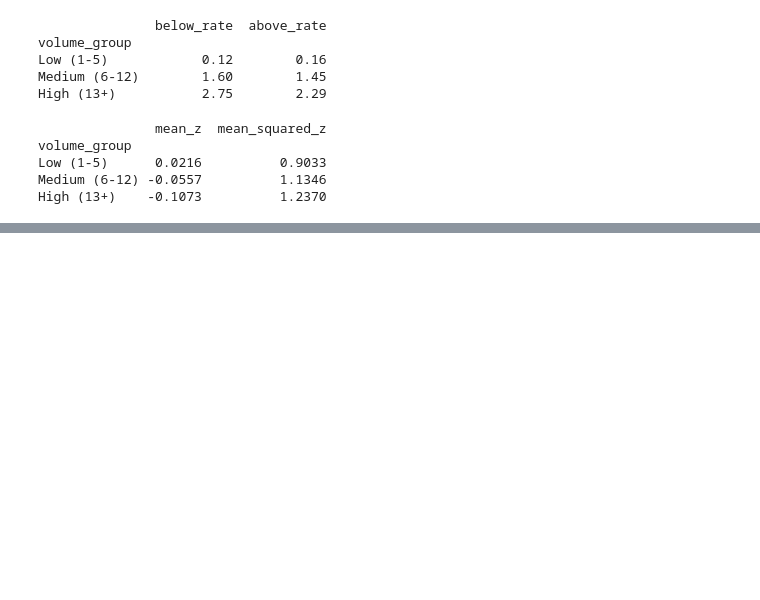
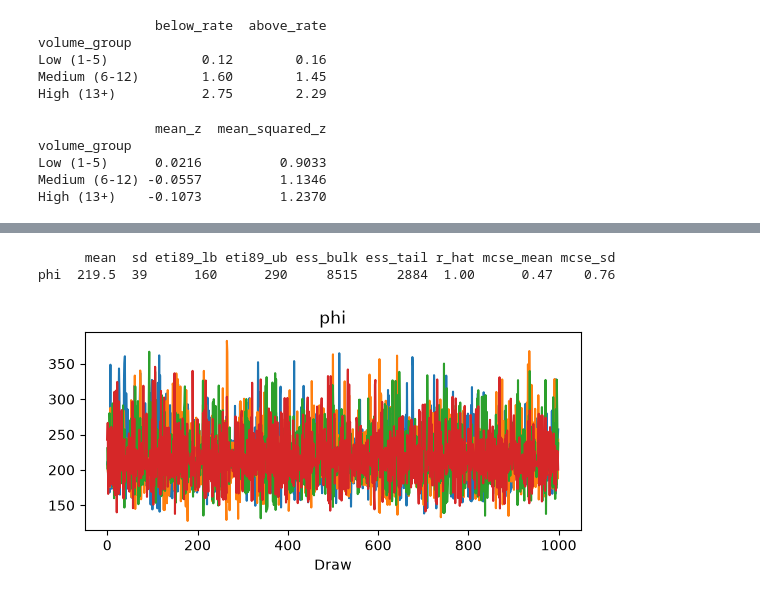
Before and after one commit to nikoiaki-ai/NBA_Project, a Jupyter notebook: notebooks/my_notebook.ipynb, the cells around one changed output, grey strips where cells are left out. Cells and saved outputs as stored; diff of their text form; code cells hidden in the pictures; blank space fills up the shorter version.

Commit message:
Implemented hierarchial Bayesian model and validation for 3s

```diff
--- a/notebooks/my_notebook.ipynb
+++ b/notebooks/my_notebook.ipynb
@@ -676,0 +922,24 @@ High (13+)    -0.1073          1.2370
+# %%
+import pymc as pm
+import arviz as az
+
+fit_games = fit_df.loc[
+    fit_df['FGA'] > 0,
+    ['PLAYER_ID', 'FGA', 'FG3A']
+].copy()
+
+# Map each player to an integer index
+player_ids = np.sort(fit_games['PLAYER_ID'].unique())
+
+player_index = pd.Index(player_ids).get_indexer(
+    fit_games['PLAYER_ID']
+)
+
+n_players = len(player_ids)
+
+n_attempts = fit_games['FGA'].to_numpy(dtype='int64')
+k_threes = fit_games['FG3A'].to_numpy(dtype='int64')
+
+print("Players:", n_players)
+print("Player-games:", len(fit_games))
+print("Valid observations:", np.all(k_threes <= n_attempts))
@@ -676,0 +1006,11 @@ High (13+)    -0.1073          1.2370
+# %%
+with shot_selection_model:
+    trace = pm.sample(
+        draws=1000,
+        tune=1000,
+        chains=4,
+        cores=2,
+        target_accept=0.95,
+        random_seed=42,
+        return_inferencedata=True
+    )
@@ -676,0 +1025,14 @@ High (13+)    -0.1073          1.2370
+# %%
+print(
+    az.summary(
+        trace,
+        var_names=['phi'],
+    )
+)
+
+az.plot_trace(trace, var_names=['phi'])
+plt.show()
+# %% [output]
+      mean  sd eti89_lb eti89_ub ess_bulk ess_tail r_hat mcse_mean mcse_sd
+phi  219.5  39      160      290     8515     2884  1.00      0.47    0.76
+[figure, added]
```
Also changed, not shown: parts of 14 cells of this notebook.
